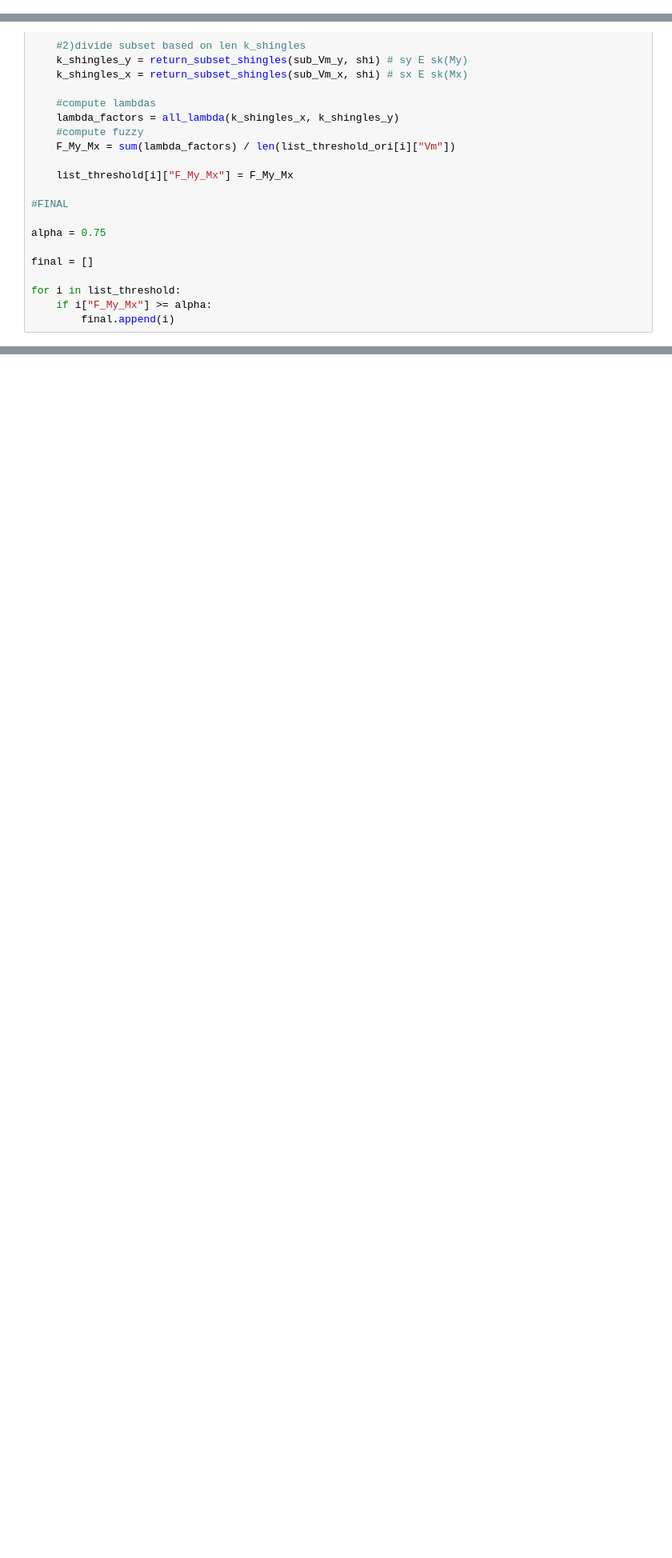
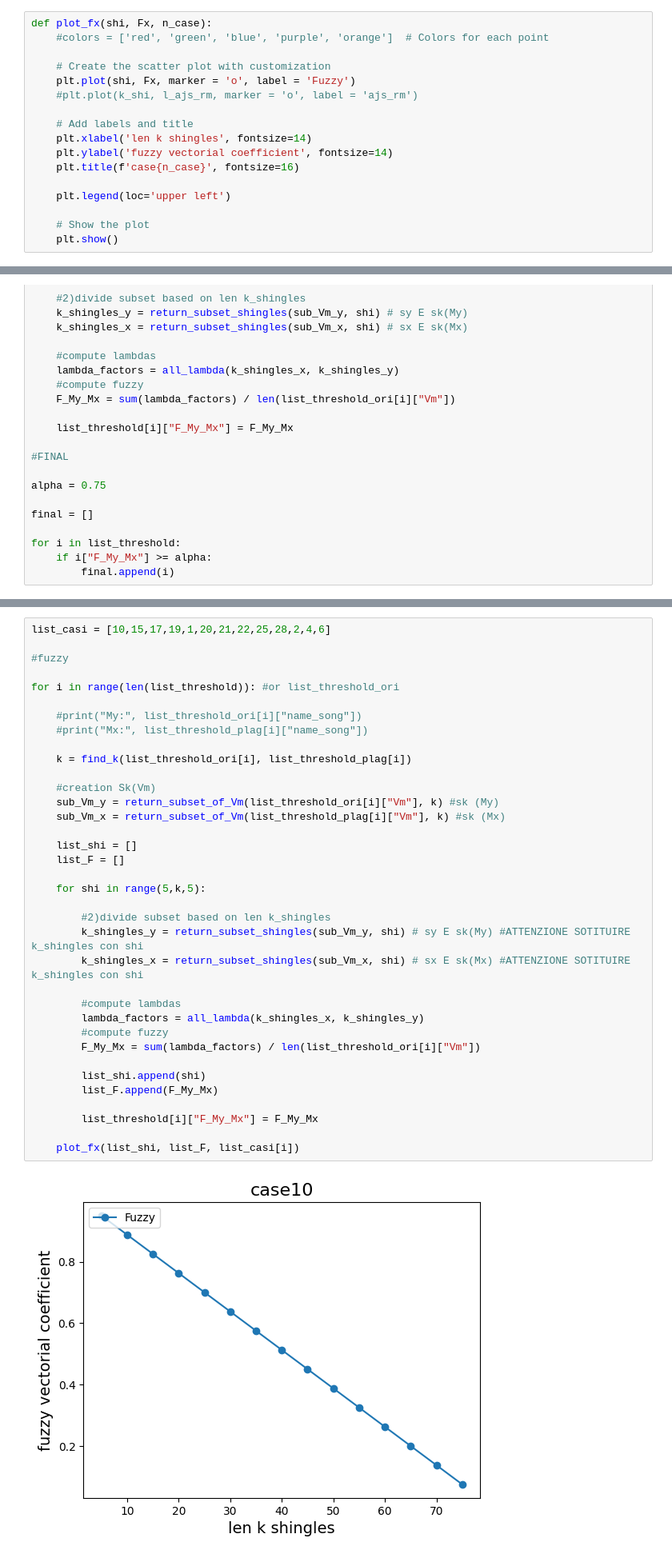
Before and after one commit to Mariodraghidicomodo/Project-Mining-detection-of-music-plagiarism, a Jupyter notebook: final.ipynb, the cells around one changed output, grey strips where cells are left out. Shown at 80% size. Drawn from its saved outputs; the diff is of its cells as text; blank space fills up the shorter version.

```diff
--- a/final.ipynb
+++ b/final.ipynb
@@ -248,3 +269,20 @@ def all_lambda(k_shingles_x, k_shingles_y):
+# %%
+def plot_fx(shi, Fx, n_case):
+    #colors = ['red', 'green', 'blue', 'purple', 'orange']  # Colors for each point
+
+    # Create the scatter plot with customization
+    plt.plot(shi, Fx, marker = 'o', label = 'Fuzzy')
+    #plt.plot(k_shi, l_ajs_rm, marker = 'o', label = 'ajs_rm')
+
+    # Add labels and title
+    plt.xlabel('len k shingles', fontsize=14)
+    plt.ylabel('fuzzy vectorial coefficient', fontsize=14)
+    plt.title(f'case{n_case}', fontsize=16)
+
+    plt.legend(loc='upper left')
+
+    # Show the plot
+    plt.show()
 # %% [markdown]
 # MAIN
 # %%
@@ -379,0 +546,38 @@ final
+# %%
+list_casi = [10,15,17,19,1,20,21,22,25,28,2,4,6]
+
+#fuzzy
+
+for i in range(len(list_threshold)): #or list_threshold_ori
+
+    #print("My:", list_threshold_ori[i]["name_song"])
+    #print("Mx:", list_threshold_plag[i]["name_song"])
+
+    k = find_k(list_threshold_ori[i], list_threshold_plag[i])
+
+    #creation Sk(Vm)
+    sub_Vm_y = return_subset_of_Vm(list_threshold_ori[i]["Vm"], k) #sk (My)
+    sub_Vm_x = return_subset_of_Vm(list_threshold_plag[i]["Vm"], k) #sk (Mx)
+
+    list_shi = []
+    list_F = []
+
+    for shi in range(5,k,5):
+
+        #2)divide subset based on len k_shingles
+        k_shingles_y = return_subset_shingles(sub_Vm_y, shi) # sy E sk(My) #ATTENZIONE SOTITUIRE k_shingles con shi
+        k_shingles_x = return_subset_shingles(sub_Vm_x, shi) # sx E sk(Mx) #ATTENZIONE SOTITUIRE k_shingles con shi
+
+        #compute lambdas
+        lambda_factors = all_lambda(k_shingles_x, k_shingles_y)
+        #compute fuzzy
+        F_My_Mx = sum(lambda_factors) / len(list_threshold_ori[i]["Vm"])
+
+        list_shi.append(shi)
+        list_F.append(F_My_Mx)
+
+        list_threshold[i]["F_My_Mx"] = F_My_Mx
+
+    plot_fx(list_shi, list_F, list_casi[i])
+# %% [output]
+[figure, added]
```
Also changed, not shown: parts of 17 cells of this notebook, 1 other file.
